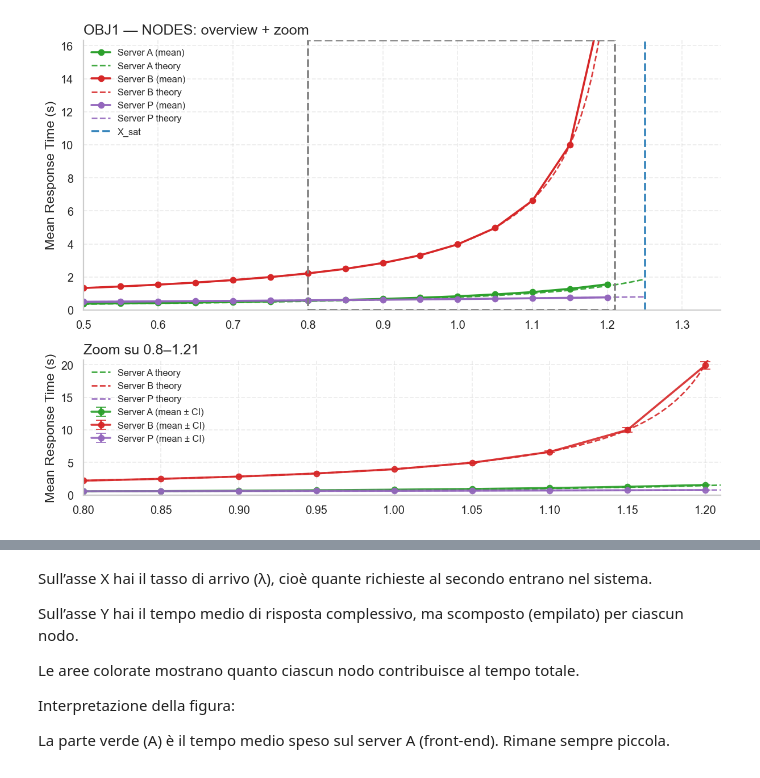
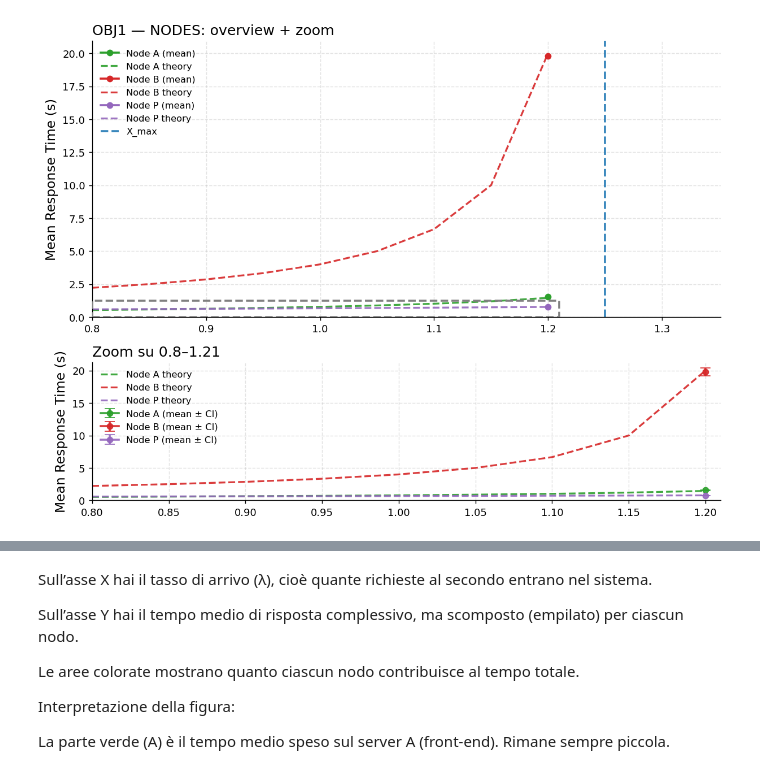
Before and after one commit to Dissan97/PMCNS-PROJECT, a Jupyter notebook: Project.ipynb, the cells around one changed output, grey strips where cells are left out. Saved outputs shown, nothing was run; the diff lists cells and outputs as text; code cells hidden in the pictures.

```diff
--- a/Project.ipynb
+++ b/Project.ipynb
@@ -124,8 +124,13 @@ OBJ = 1   # scegli 1, 2 o 3
 
 # costruisco dinamicamente il nome del file
 config_file = f"obj{OBJ}.json"
+config_path = f"analytic_sweep_lambda.csv"
+TITLE_PREFIX = f"OBJ{OBJ}"
 
-TITLE_PREFIX = f"OBJ{OBJ}"
+
+
+import pandas as pd
+import numpy as np
 # %%
 
 # ================== DISCOVERY / LOAD ==================
@@ -1194,11 +1561,18 @@ def plot_nodes_rt(df_all: pd.DataFrame,
     plt.tight_layout()
     plt.show()
 # %%
-# tutti i nodi rilevati
 
-plot_nodes_rt(df_all, per_job_nodes=set(), zoom_range=(0.8, 1.21)) #usare questo per obj1 e 2
-#plot_nodes_rt(df_all, per_job_nodes=set(), zoom_range=(1.21,1.43)) #questo per obj3
-# solo un sottoinsieme esplicito (se vuoi)
+# fai il plot
+plot_nodes_rt(
+    files_or_path=files,      # qui passi i CSV di simulazione (lista o path)
+    analytic_df=analytic_df,  # qui il CSV analitico già caricato
+    nodes=("A", "B", "P"),    # opzionale: quali nodi plottare
+    n_rep=5,
+    conf=0.95,
+    zoom_range=(0.8, 1.21),   # range X per lo zoom
+    visits={"A": 3, "B": 1, "P": 1},   # le visite che vuoi
+    per_job_nodes=set(),      # se vuoi per-job, metti ad es. {"A"} ecc.
+)
 # %% [output]
-[figure, old version]
+[figure, new version]
 # %%
```
Also changed, not shown: parts of 34 cells of this notebook, 1 other file.
